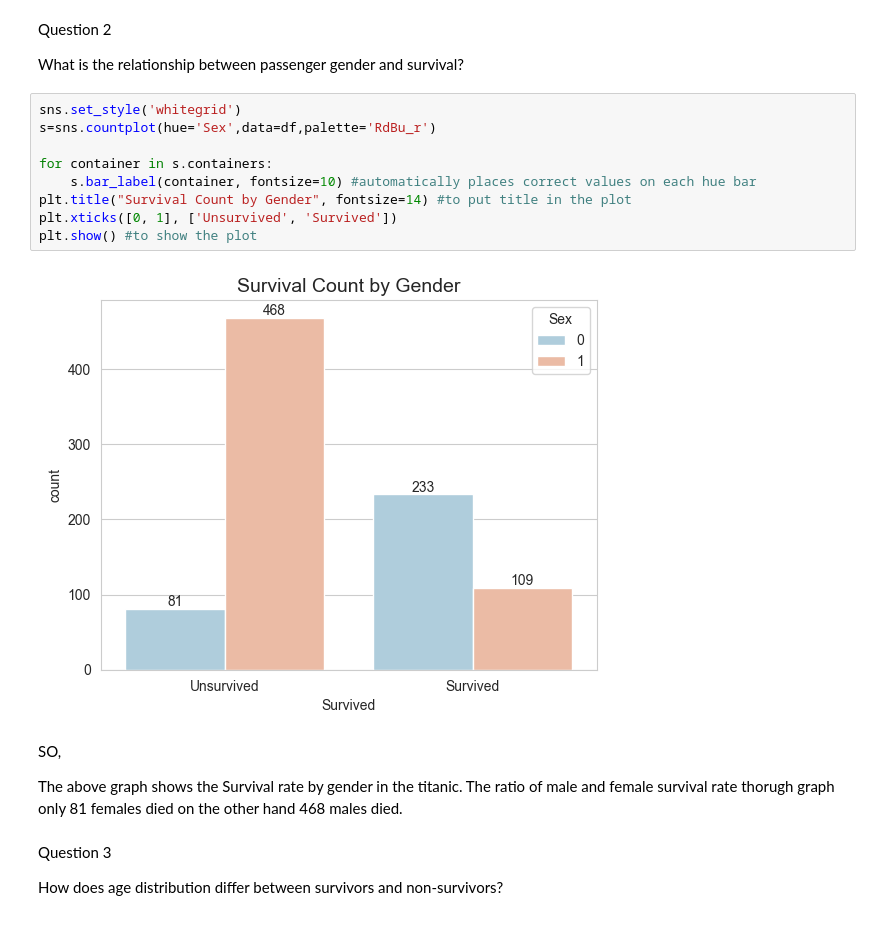
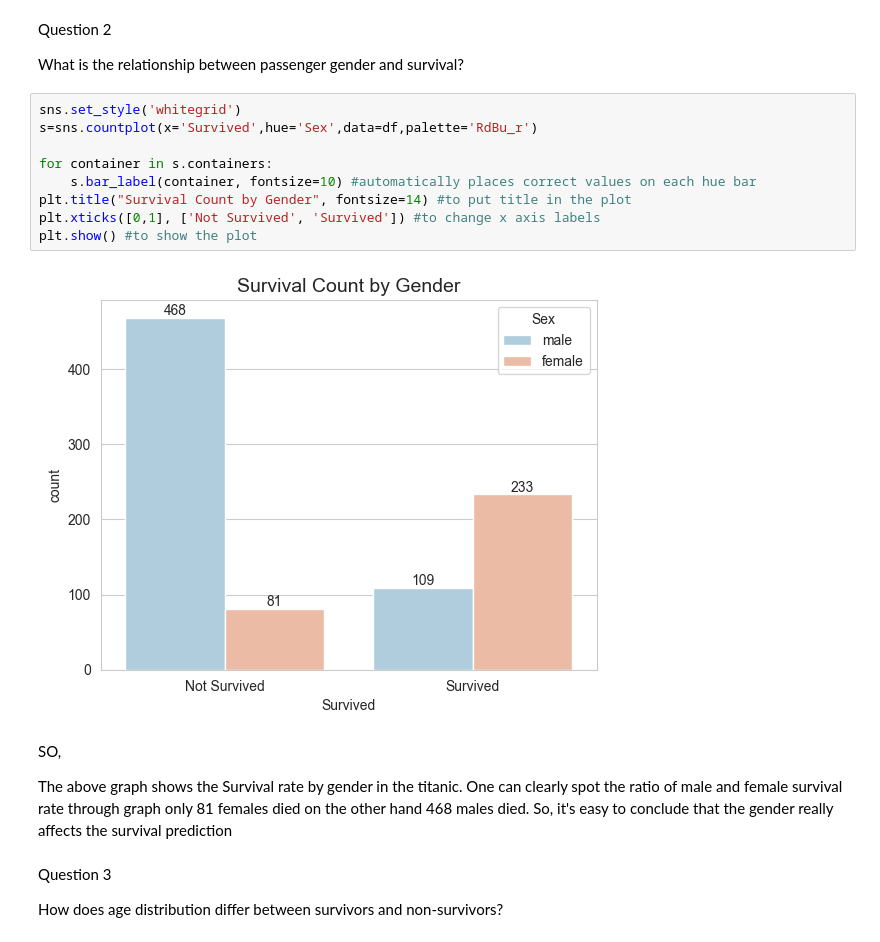
Before and after one commit to way2abhii/Coding, a Jupyter notebook: ML/titanic.ipynb, the cells around one changed output. Drawn from its saved outputs; the diff is of its cells as text.

```diff
--- a/ML/titanic.ipynb
+++ b/ML/titanic.ipynb
@@ -69,19 +69,19 @@ Question 2
 What is the relationship between passenger gender and survival?
 # %%
 sns.set_style('whitegrid')
-s=sns.countplot(hue='Sex',data=df,palette='RdBu_r')
+s=sns.countplot(x='Survived',hue='Sex',data=df,palette='RdBu_r')
 
 for container in s.containers:
     s.bar_label(container, fontsize=10) #automatically places correct values on each hue bar
 plt.title("Survival Count by Gender", fontsize=14) #to put title in the plot
-plt.xticks([0, 1], ['Unsurvived', 'Survived'])
+plt.xticks([0,1], ['Not Survived', 'Survived']) #to change x axis labels
 plt.show() #to show the plot
 # %% [output]
-[figure, old version]
+[figure, new version]
 # %% [markdown]
 SO,
 
-The above graph shows the Survival rate by gender in the titanic. The ratio of male and female survival rate thorugh graph only 81 females died on the other hand 468 males died.
+The above graph shows the Survival rate by gender in the titanic. One can clearly spot the ratio of male and female survival rate through graph only 81 females died on the other hand 468 males died. So, it's easy to conclude that the gender really affects the survival prediction
 # %% [markdown]
 Question 3
 
```
Also changed, not shown: parts of 15 cells of this notebook.
